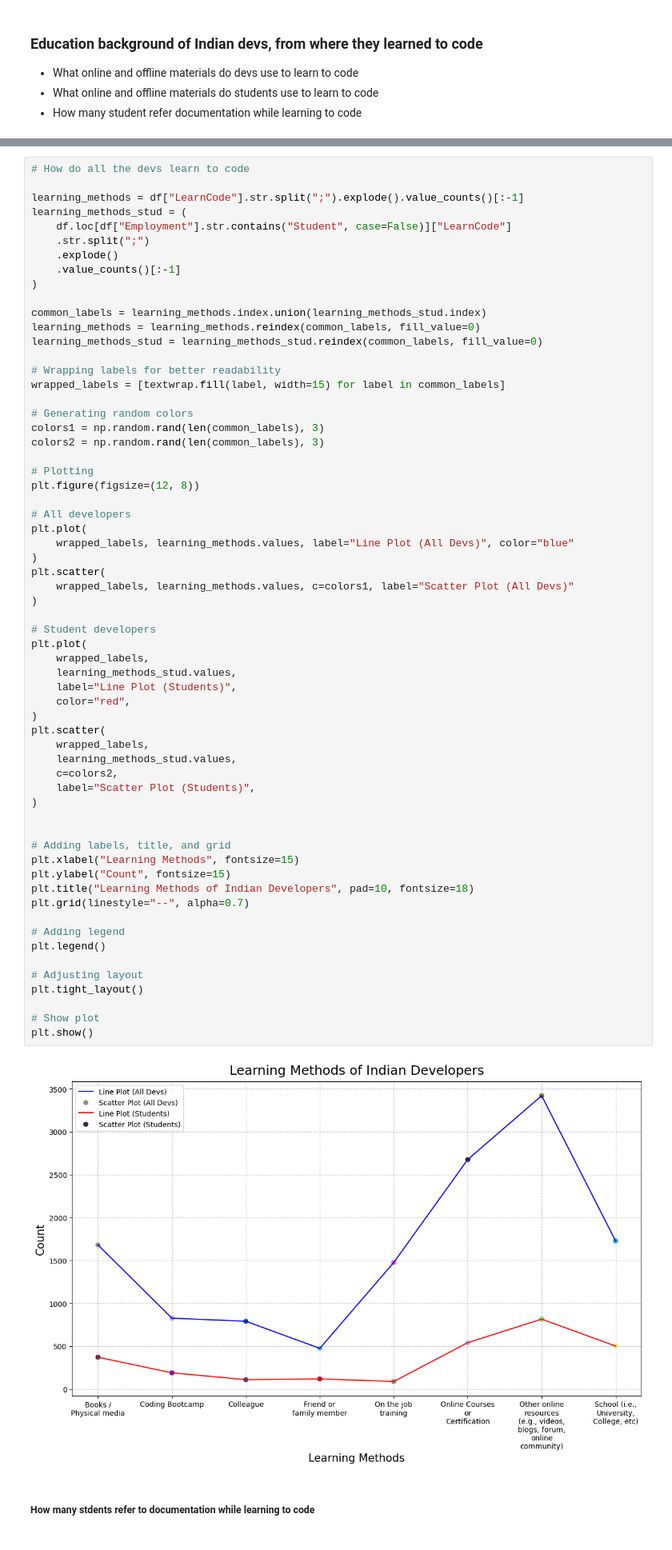
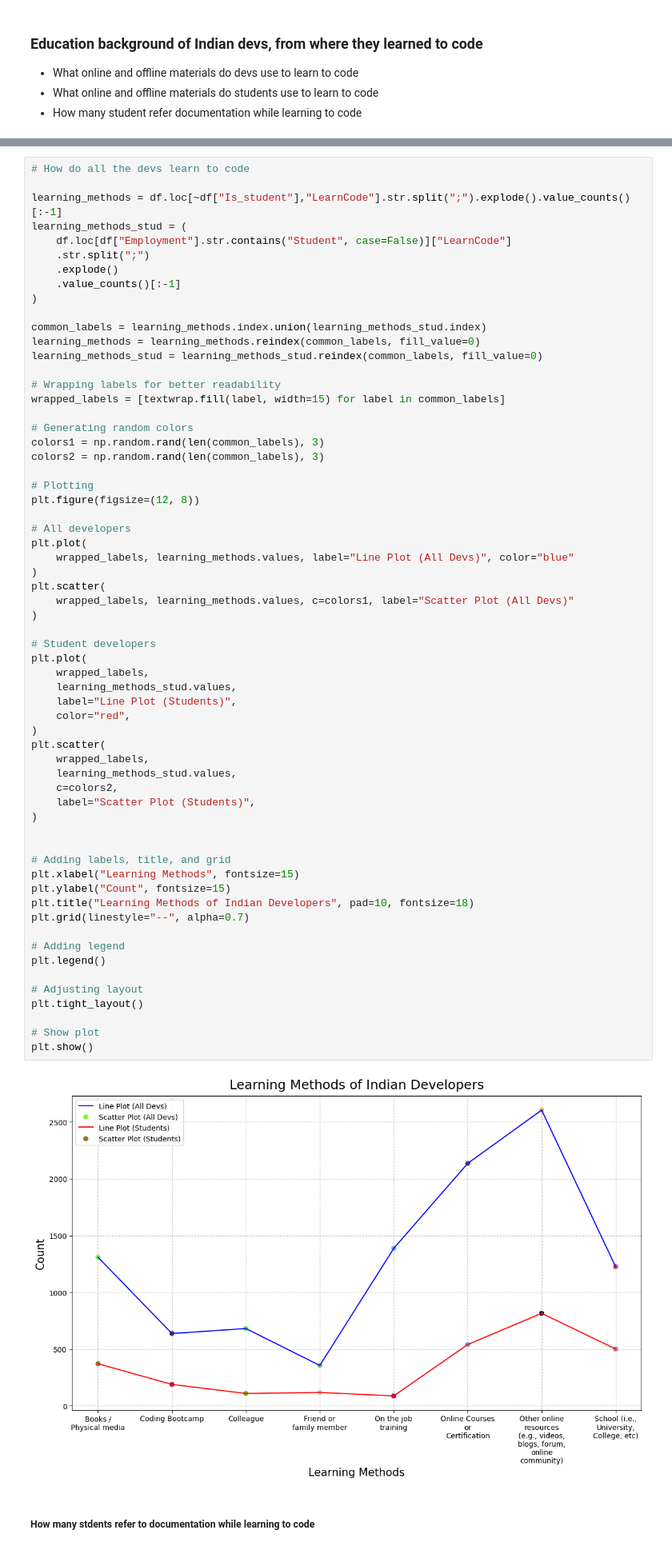
Before and after one commit to Kemphire/dav-project, a Jupyter notebook: main.ipynb, the cells around one changed output, grey strips where cells are left out. Shown at 80% size. Drawn from its saved outputs; the diff is of its cells as text.

```diff
--- a/main.ipynb
+++ b/main.ipynb
@@ -449,7 +464,7 @@ plt.legend(title="Age Group", bbox_to_anchor=(1.05, 1), loc="upper left")
 # %%
 # How do all the devs learn to code
 
-learning_methods = df["LearnCode"].str.split(";").explode().value_counts()[:-1]
+learning_methods = df.loc[~df["Is_student"],"LearnCode"].str.split(";").explode().value_counts()[:-1]
 learning_methods_stud = (
     df.loc[df["Employment"].str.contains("Student", case=False)]["LearnCode"]
     .str.split(";")
@@ -482,33 +497,33 @@ plt.scatter(
 # Student developers
 plt.plot(
     wrapped_labels,
     learning_methods_stud.values,
     label="Line Plot (Students)",
     color="red",
 )
 plt.scatter(
     wrapped_labels,
     learning_methods_stud.values,
     c=colors2,
     label="Scatter Plot (Students)",
 )
 
 
 # Adding labels, title, and grid
 plt.xlabel("Learning Methods", fontsize=15)
 plt.ylabel("Count", fontsize=15)
 plt.title("Learning Methods of Indian Developers", pad=10, fontsize=18)
 plt.grid(linestyle="--", alpha=0.7)
 
 # Adding legend
 plt.legend()
 
 # Adjusting layout
 plt.tight_layout()
 
 # Show plot
 plt.show()
 # %% [output]
-[figure, old version]
+[figure, new version]
 # %% [markdown]
 ##### How many stdents refer to documentation while learning to code
```
Also changed, not shown: parts of 6 cells of this notebook.
